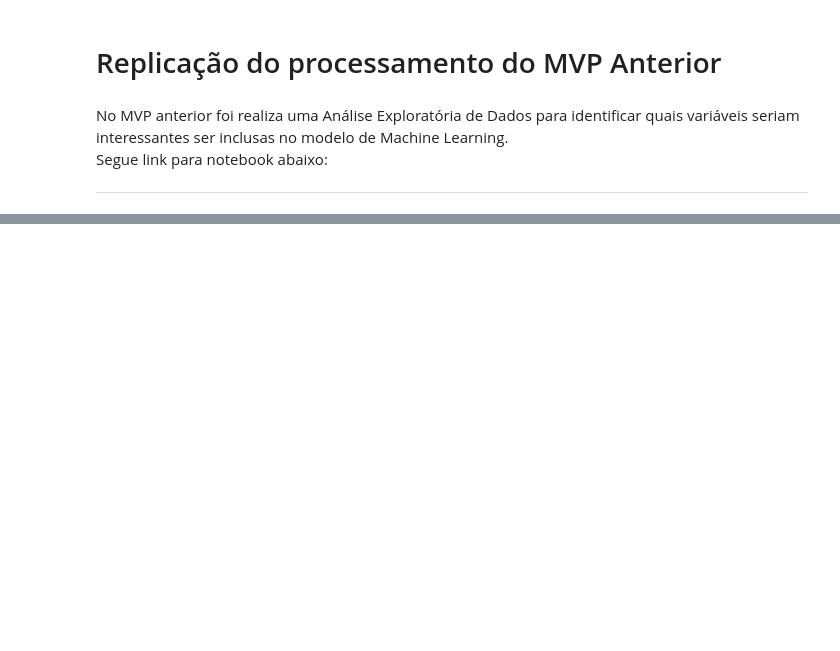
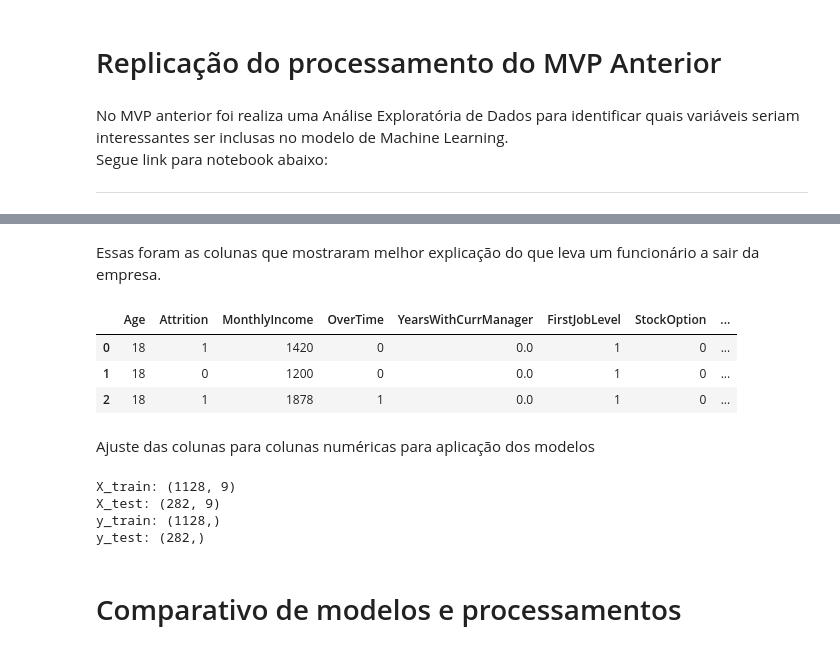
Before and after one commit to VitorMirandaAquino/pucrio-mvp-machine-learning, a Jupyter notebook: MVP_MACHINE_LEARNING.ipynb, the cells around one changed output, grey strips where cells are left out. Cells and saved outputs as stored; diff of their text form; code cells hidden in the pictures; blank space fills up the shorter version.

```diff
--- a/MVP_MACHINE_LEARNING.ipynb
+++ b/MVP_MACHINE_LEARNING.ipynb
@@ -154,0 +317,13 @@ Segue link para notebook abaixo:
+# %%
+# Remoção de duplicatas gerais
+df = df.drop_duplicates()
+
+# Remoção de ids duplicados
+ids_duplicados = ["RM1465", "RM1466", "RM1467"]
+df = df[~df['EmpID'].isin(ids_duplicados)]
+
+# Remoção de valores nulos
+df = df[df['YearsWithCurrManager'].notnull()]
+
+# Resetando o index
+df = df.reset_index(drop=True)
@@ -154,0 +362,60 @@ Segue link para notebook abaixo:
+# %% [markdown]
+Essas foram as colunas que mostraram melhor explicação do que leva um funcionário a sair da empresa.
+# %%
+# Ajustes de colunas categóricas
+## Mapeamento para variáveis binárias
+df["Attrition"] = df["Attrition"].map({'Yes': 1, 'No': 0})
+df["OverTime"] = df["OverTime"].map({'Yes': 1, 'No': 0})
+df["FirstJobLevel"] = df["JobLevel"].map({1: 1, 2: 0, 3: 0, 4: 0, 5: 0})
+df["StockOption"] = df["StockOptionLevel"].map({0: 0, 1: 1, 2: 1, 3: 1})
+
+
+# Criação de dummies para variaveis categóricas
+df = pd.get_dummies(df, columns=['JobRole'], prefix='JobRole')
+
+# Ajustar nomes das colunas
+df.columns = [col.replace("_", "").replace(" ", "") for col in df.columns]
+
+# Ajustar o formato para inteiros
+df['JobRoleHumanResources'] = df['JobRoleHumanResources'].astype(int)
+df['JobRoleLaboratoryTechnician'] = df['JobRoleLaboratoryTechnician'].astype(int)
+df['JobRoleSalesRepresentative'] = df['JobRoleSalesRepresentative'].astype(int)
+
+# Dropar colunas que não serão utilizadas
+df = df.drop(columns=[
+    'JobLevel',
+    'StockOptionLevel',
+    'JobRoleHealthcareRepresentative',
+    'JobRoleManager',
+    'JobRoleManufacturingDirector',
+    'JobRoleResearchDirector',
+    'JobRoleResearchScientist',
+    'JobRoleSalesExecutive'
+ ])
+
+df.head(3)
+# %% [output]
+|  | Age | Attrition | MonthlyIncome | OverTime | YearsWithCurrManager | FirstJobLevel | StockOption | ... |
+| 0 | 18 | 1 | 1420 | 0 | 0.0 | 1 | 0 | ... |
+| 1 | 18 | 0 | 1200 | 0 | 0.0 | 1 | 0 | ... |
+| 2 | 18 | 1 | 1878 | 1 | 0.0 | 1 | 0 | ... |
+# %% [markdown]
+Ajuste das colunas para colunas numéricas para aplicação dos modelos
+# %%
+# Separação em treino e teste (80/20)
+X = df.drop('Attrition', axis=1)
+y = df['Attrition']
+
+X_train, X_test, y_train, y_test = train_test_split(X, y, test_size=0.2, random_state=SEED, stratify=y)
+
+print(f"X_train: {X_train.shape}")
+print(f"X_test: {X_test.shape}")
+print(f"y_train: {y_train.shape}")
+print(f"y_test: {y_test.shape}")
+# %% [output]
+X_train: (1128, 9)
+X_test: (282, 9)
+y_train: (1128,)
+y_test: (282,)
+# %% [markdown]
+# <a id='setup'>Comparativo de modelos e processamentos</a>
```
Also changed, not shown: parts of 22 cells of this notebook, 1 other file.
